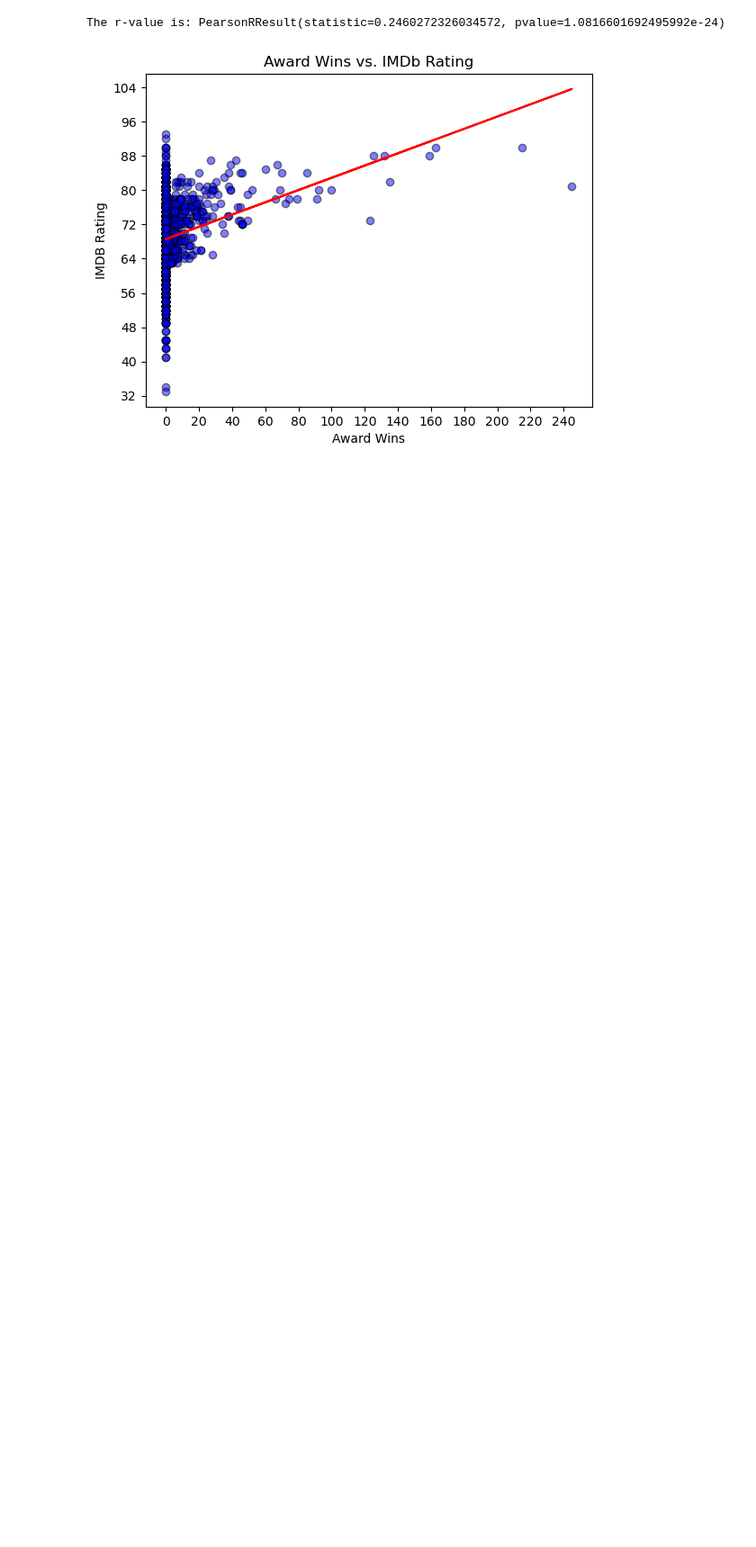
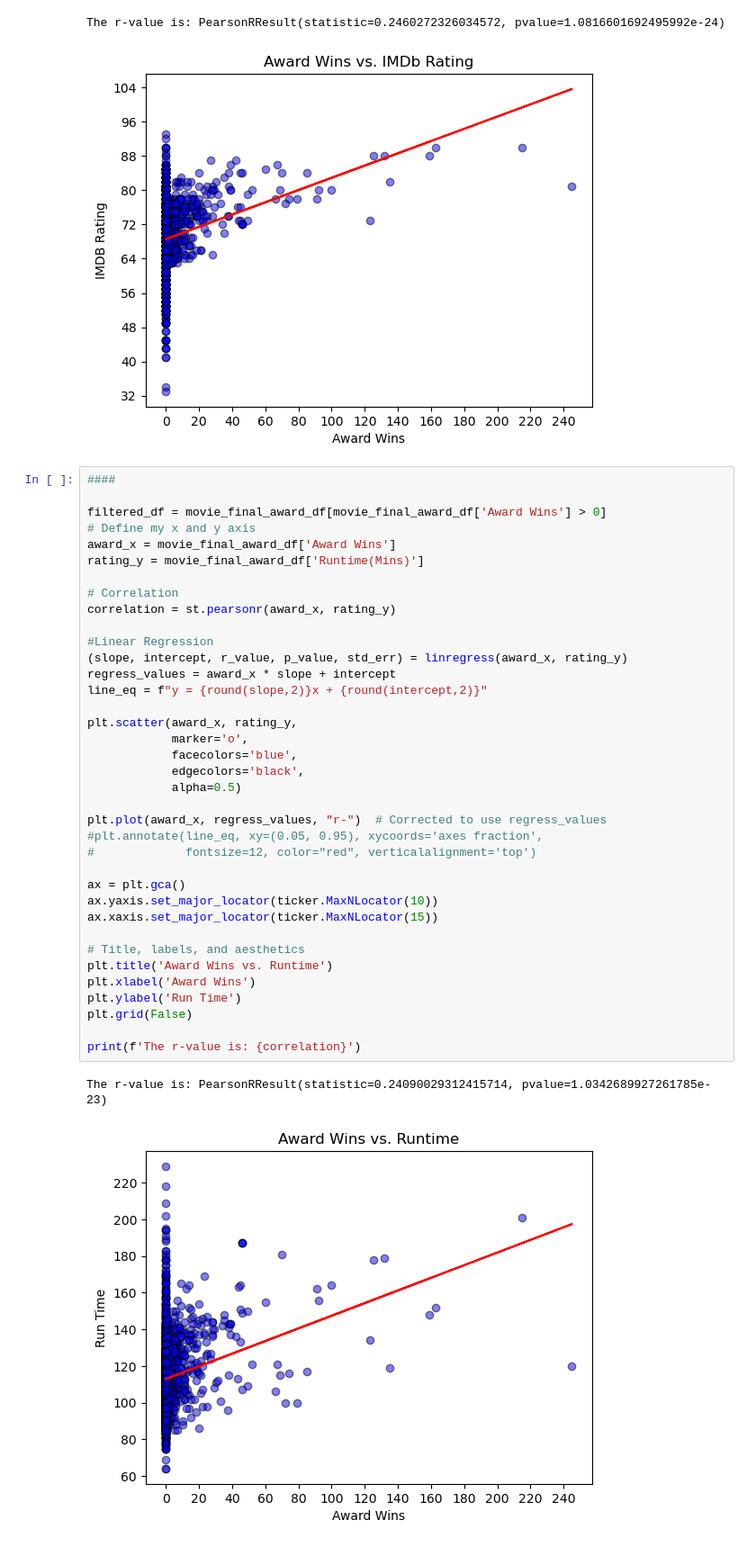
Before and after one commit to jvwastaken/Blockbuster-Breakdown, a Jupyter notebook: sloucel_analysis/final_sl_awards_analysis.ipynb, the cells around one changed output. Shown at 90% size. Drawn from its saved outputs; the diff is of its cells as text; blank space fills up the shorter version.

```diff
--- a/sloucel_analysis/final_sl_awards_analysis.ipynb
+++ b/sloucel_analysis/final_sl_awards_analysis.ipynb
@@ -358,3 +376,43 @@ print(f'The r-value is: {correlation}')
 # %% [output]
 The r-value is: PearsonRResult(statistic=0.2460272326034572, pvalue=1.0816601692495992e-24)
 [figure]
+# %%
+####
+
+filtered_df = movie_final_award_df[movie_final_award_df['Award Wins'] > 0]
+# Define my x and y axis
+award_x = movie_final_award_df['Award Wins']
+rating_y = movie_final_award_df['Runtime(Mins)']
+
+# Correlation
+correlation = st.pearsonr(award_x, rating_y)
+
+#Linear Regression
+(slope, intercept, r_value, p_value, std_err) = linregress(award_x, rating_y)
+regress_values = award_x * slope + intercept
+line_eq = f"y = {round(slope,2)}x + {round(intercept,2)}"
+
+plt.scatter(award_x, rating_y,
+            marker='o',
+            facecolors='blue',
+            edgecolors='black',
+            alpha=0.5)
+
+plt.plot(award_x, regress_values, "r-")  # Corrected to use regress_values
+#plt.annotate(line_eq, xy=(0.05, 0.95), xycoords='axes fraction',
+#             fontsize=12, color="red", verticalalignment='top')
+
+ax = plt.gca()
+ax.yaxis.set_major_locator(ticker.MaxNLocator(10))
+ax.xaxis.set_major_locator(ticker.MaxNLocator(15))
+
+# Title, labels, and aesthetics
+plt.title('Award Wins vs. Runtime')
+plt.xlabel('Award Wins')
+plt.ylabel('Run Time')
+plt.grid(False)
+
+print(f'The r-value is: {correlation}')
+# %% [output]
+The r-value is: PearsonRResult(statistic=0.24090029312415714, pvalue=1.0342689927261785e-23)
+[figure, added]
```
Also changed, not shown: parts of 16 cells of this notebook.
